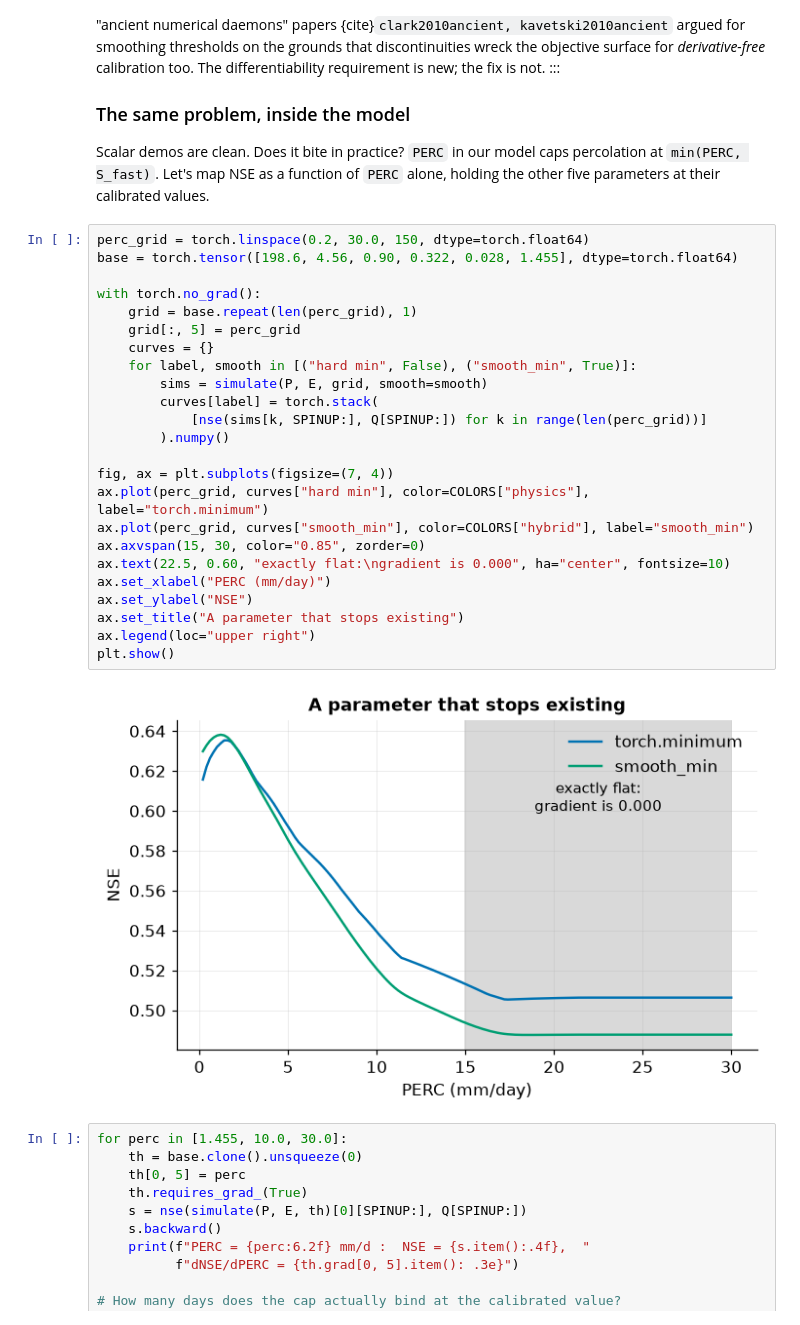
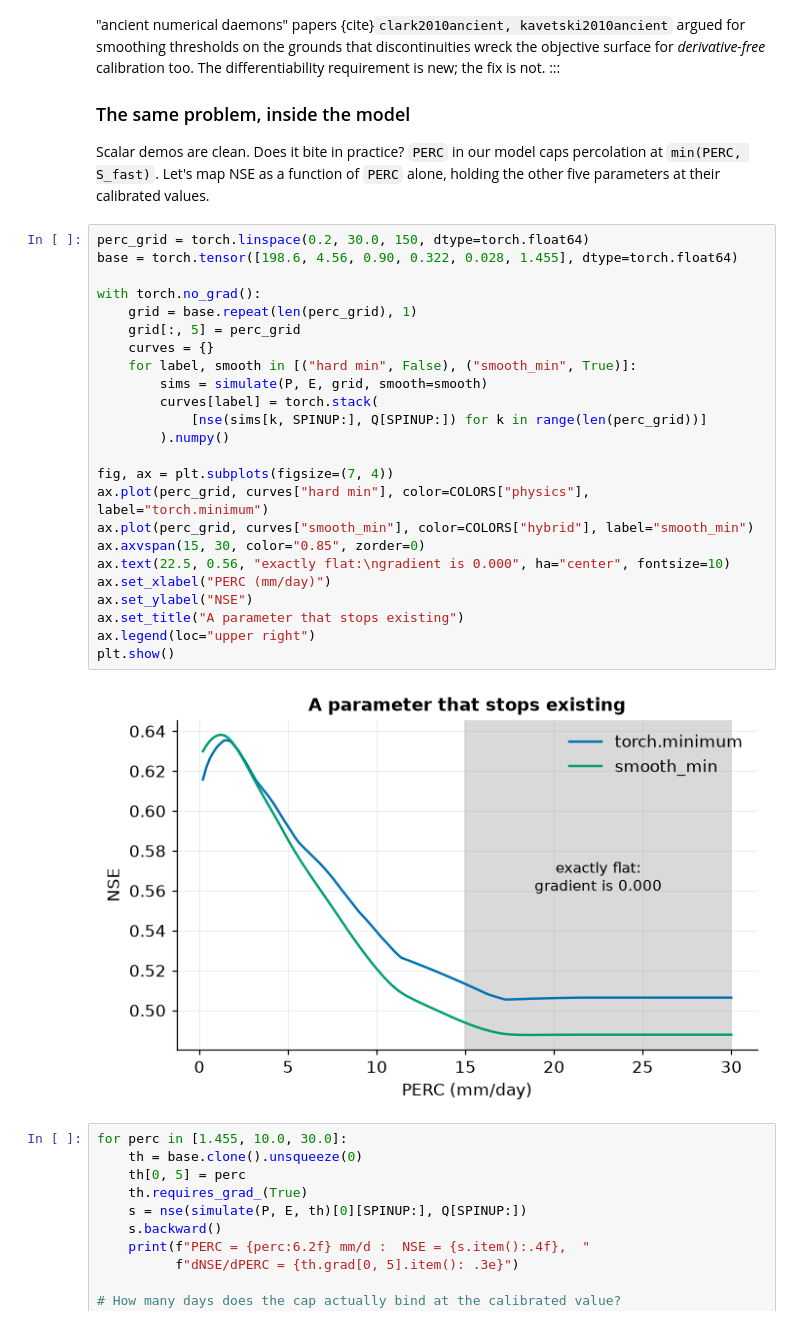
Before and after one commit to BennettHydroLab/differentiable_modeling_workshop, a Jupyter notebook: notebooks/theory/01_gradients_and_autodiff.ipynb, the cells around one changed output. Drawn from its saved outputs; the diff is of its cells as text.

```diff
--- a/notebooks/theory/01_gradients_and_autodiff.ipynb
+++ b/notebooks/theory/01_gradients_and_autodiff.ipynb
@@ -599,29 +603,29 @@ holding the other five parameters at their calibrated values.
 # %%
 perc_grid = torch.linspace(0.2, 30.0, 150, dtype=torch.float64)
 base = torch.tensor([198.6, 4.56, 0.90, 0.322, 0.028, 1.455], dtype=torch.float64)
 
 with torch.no_grad():
     grid = base.repeat(len(perc_grid), 1)
     grid[:, 5] = perc_grid
     curves = {}
     for label, smooth in [("hard min", False), ("smooth_min", True)]:
         sims = simulate(P, E, grid, smooth=smooth)
         curves[label] = torch.stack(
             [nse(sims[k, SPINUP:], Q[SPINUP:]) for k in range(len(perc_grid))]
         ).numpy()
 
 fig, ax = plt.subplots(figsize=(7, 4))
 ax.plot(perc_grid, curves["hard min"], color=COLORS["physics"], label="torch.minimum")
 ax.plot(perc_grid, curves["smooth_min"], color=COLORS["hybrid"], label="smooth_min")
 ax.axvspan(15, 30, color="0.85", zorder=0)
-ax.text(22.5, 0.60, "exactly flat:\ngradient is 0.000", ha="center", fontsize=10)
+ax.text(22.5, 0.56, "exactly flat:\ngradient is 0.000", ha="center", fontsize=10)
 ax.set_xlabel("PERC (mm/day)")
 ax.set_ylabel("NSE")
 ax.set_title("A parameter that stops existing")
 ax.legend(loc="upper right")
 plt.show()
 # %% [output]
-[figure, old version]
+[figure, new version]
 # %%
 for perc in [1.455, 10.0, 30.0]:
     th = base.clone().unsqueeze(0)
```
Also changed, not shown: parts of 8 cells of this notebook, 2 other files.
